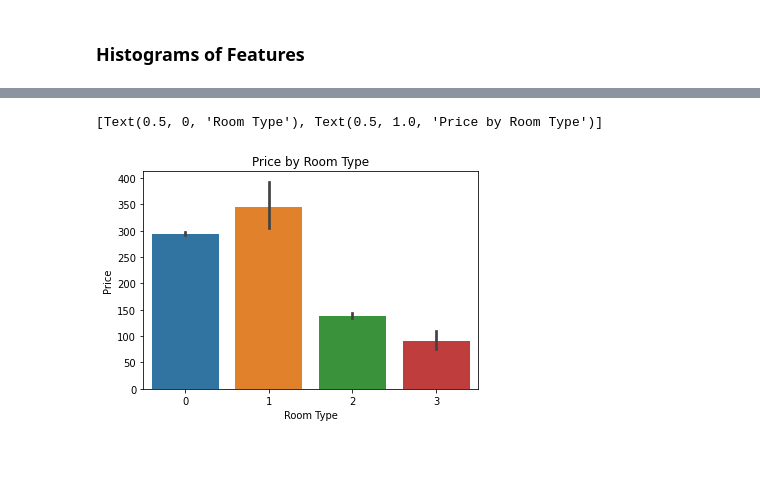
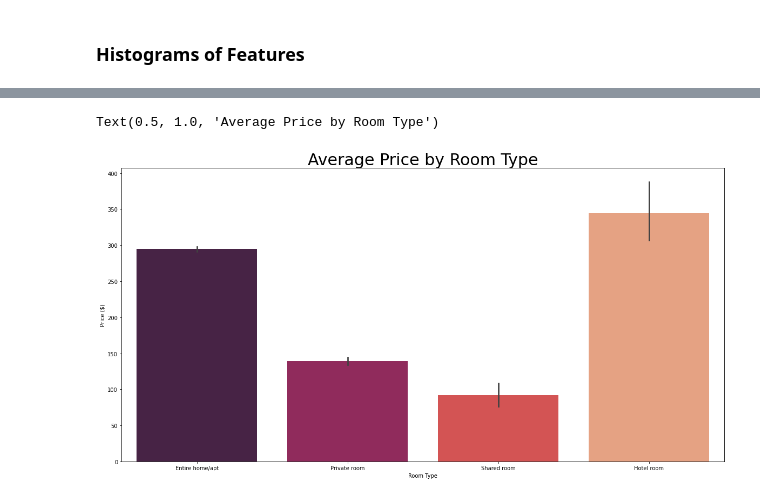
Before and after one commit to caroline-eggett/airbnb-price-predictor, a Jupyter notebook: descriptive_analytics.ipynb, the cells around one changed output, grey strips where cells are left out. Saved outputs shown, nothing was run; the diff lists cells and outputs as text; code cells hidden in the pictures; blank space fills up the shorter version.

```diff
--- a/descriptive_analytics.ipynb
+++ b/descriptive_analytics.ipynb
@@ -124,14 +125,14 @@ sns.heatmap(df_analysis.corr(), cmap='rocket')
 # %%
 # Get Room Dummies
 rooms = pd.get_dummies(df['Room_Type'], prefix='Room')
-df = pd.concat([df, rooms], axis=0).drop('Room_Type', axis=1)
+df2 = pd.concat([df, rooms], axis=0).drop('Room_Type', axis=1)
 
 # Get City Dummies
 city = pd.get_dummies(df['City'], prefix='City')
-df = pd.concat([df, city], axis=0).drop('City', axis=1)
+df2 = pd.concat([df, city], axis=0).drop('City', axis=1)
 
 # Get State Dummies
 state = pd.get_dummies(df['State'], prefix='State')
-df = pd.concat([df, state], axis=0).drop('State', axis=1)
+df2 = pd.concat([df, state], axis=0).drop('State', axis=1)
 # %% [markdown]
 ### Histograms of Features
@@ -167,6 +183,8 @@ Price_Plot.set(title = "Histogram of One-Night Price", xlim=(0,1500))
 # %%
-Room_Type_Price_Plot = sns.barplot(data=df_analysis, x="Room_Type", y="Price")
-Room_Type_Price_Plot.set(xlabel = "Room Type", title = "Price by Room Type")
+plt.figure(figsize=(20, 10))
+Room_Type_Price_Plot = sns.barplot(data=df, x="Room_Type", y="Price", palette="rocket")
+Room_Type_Price_Plot.set(xlabel = "Room Type", ylabel="Price ($)", title = "Price by Room Type")
+Room_Type_Price_Plot.set_title("Average Price by Room Type", fontsize = 30)
 # %% [output]
-[Text(0.5, 0, 'Room Type'), Text(0.5, 1.0, 'Price by Room Type')]
+Text(0.5, 1.0, 'Average Price by Room Type')
-[figure, old version]
+[figure, new version]
```
Also changed, not shown: parts of 14 cells of this notebook, 4 other files.
